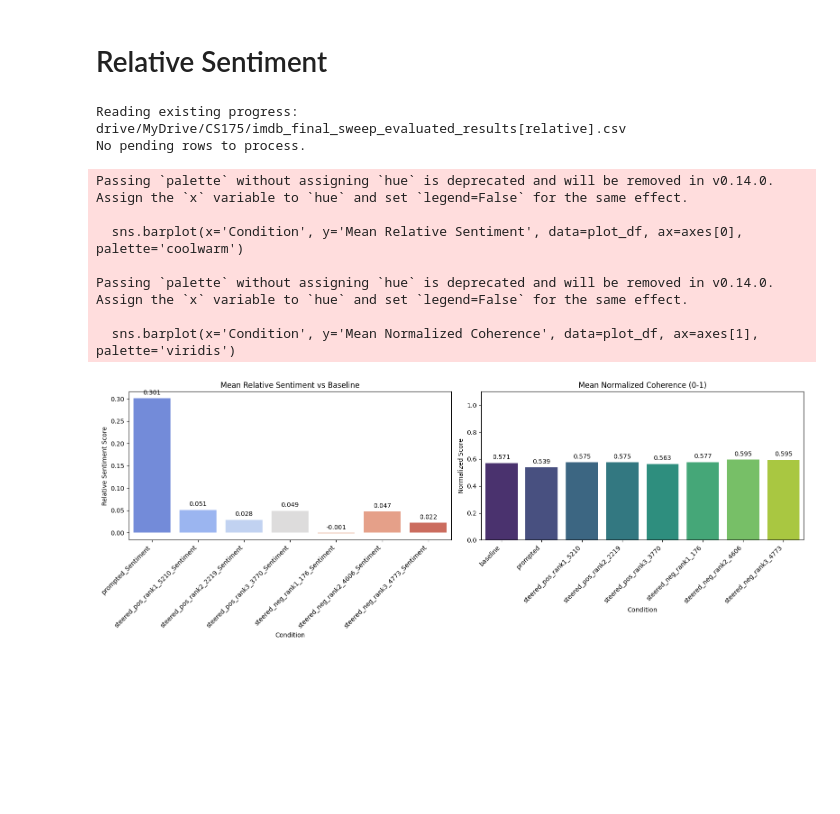
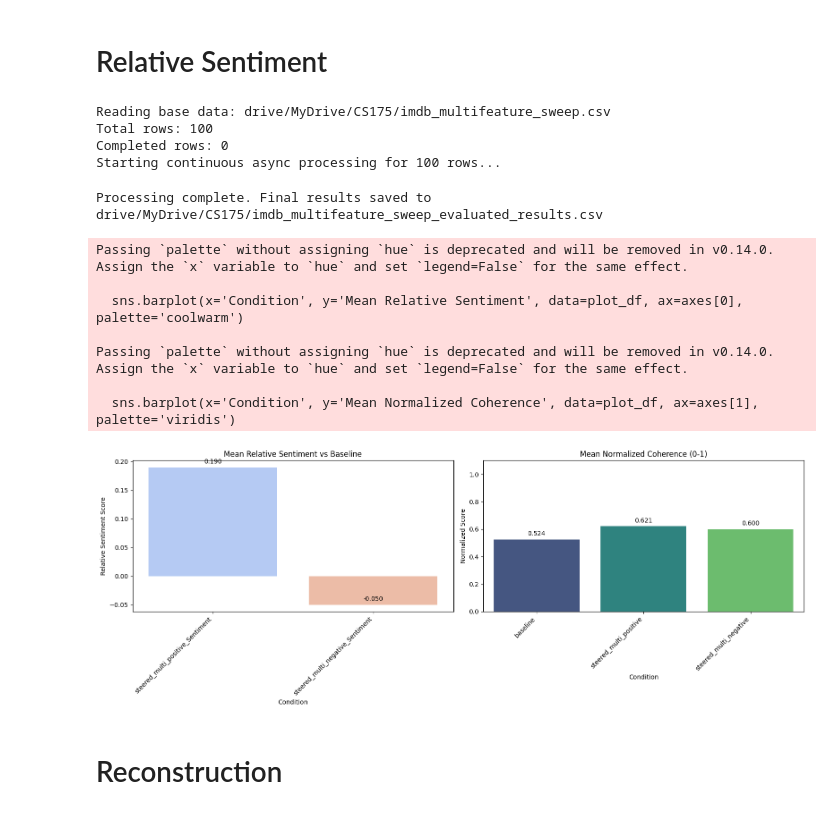
Before and after one commit to Lucian930811/Big-Chicken-Project, a Jupyter notebook: notebooks/sentiment_evaluation.ipynb, the cells around one changed output. Drawn from its saved outputs; the diff is of its cells as text; code cells hidden in the pictures; blank space fills up the shorter version.

```diff
--- a/notebooks/sentiment_evaluation.ipynb
+++ b/notebooks/sentiment_evaluation.ipynb
@@ -306,18 +373,31 @@ async def evaluate_texts(texts, model="gpt-5-nano"):
 
     return json.loads(response.choices[0].message.content).get("evaluations", [])
 # %%
-target_columns = [
-    'baseline', 'prompted',
-    'steered_pos_rank1_5210', 'steered_pos_rank2_2219', 'steered_pos_rank3_3770',
-    'steered_neg_rank1_176', 'steered_neg_rank2_4606', 'steered_neg_rank3_4773'
-]
+# target_columns = [
+#     'baseline', 'prompted',
+#     'steered_pos_rank1_5210', 'steered_pos_rank2_2219', 'steered_pos_rank3_3770',
+#     'steered_neg_rank1_176', 'steered_neg_rank2_4606', 'steered_neg_rank3_4773'
+# ]
+
+# target_columns = [
+#     'baseline', 'steered_alpha_1.0',
+#     'steered_alpha_10.0', 'steered_alpha_20.0', 'steered_alpha_100.0'
+# ]
+
+target_columns = ['baseline', 'steered_multi_positive', 'steered_multi_negative']
 
 result_columns = []
 for col in target_columns:
     result_columns.extend([f"{col}_Sentiment", f"{col}_Coherence"])
 
-input_file = f'{folder_path}imdb_final_sweep.csv'
-output_file = f'{folder_path}imdb_final_sweep_evaluated_results[relative].csv'
+# input_file = f'{folder_path}imdb_final_sweep.csv'
+# output_file = f'{folder_path}imdb_final_sweep_evaluated_results[relative].csv'
+
+# input_file = f'{folder_path}imdb_alpha_sweep.csv'
+# output_file = f'{folder_path}imdb_alpha_sweep_evaluated_results.csv'
+
+input_file = f'{folder_path}imdb_multifeature_sweep.csv'
+output_file = f'{folder_path}imdb_multifeature_sweep_evaluated_results.csv'
 
 try:
     df = pd.read_csv(output_file)
@@ -393,16 +473,28 @@ async def main_continuous_processor():
 
 await main_continuous_processor()
 # %% [output]
-Reading existing progress: drive/MyDrive/CS175/imdb_final_sweep_evaluated_results[relative].csv
-No pending rows to process.
+Reading base data: drive/MyDrive/CS175/imdb_multifeature_sweep.csv
+Total rows: 100
+Completed rows: 0
+Starting continuous async processing for 100 rows...
+Processing complete. Final results saved to drive/MyDrive/CS175/imdb_multifeature_sweep_evaluated_results.csv
 # %%
 df_rel = pd.read_csv(output_file)
 
-target_cols = [
-    'baseline', 'prompted',
-    'steered_pos_rank1_5210', 'steered_pos_rank2_2219', 'steered_pos_rank3_3770',
-    'steered_neg_rank1_176', 'steered_neg_rank2_4606', 'steered_neg_rank3_4773'
-]
+# # Target Cols for Final Sweep
+# target_cols = [
+#     'baseline', 'prompted',
+#     'steered_pos_rank1_5210', 'steered_pos_rank2_2219', 'steered_pos_rank3_3770',
+#     'steered_neg_rank1_176', 'steered_neg_rank2_4606', 'steered_neg_rank3_4773'
+# ]
+
+# target_cols = [
+#     'baseline', 'steered_alpha_1.0',
+#     'steered_alpha_10.0', 'steered_alpha_20.0', 'steered_alpha_100.0'
+# ]
+
+target_cols = ['baseline', 'steered_multi_positive', 'steered_multi_negative']
+
 sentiment_cols = [f'{col}_Sentiment' for col in target_cols if col != "baseline"]
 coherence_cols = [f'{col}_Coherence' for col in target_cols]
 
@@ -433,31 +525,33 @@ for p in axes[0].patches:
                    xytext = (0, 9),
                    textcoords = 'offset points')
 
 plot_df = pd.DataFrame({
     'Condition': coherence_cols,
     'Mean Normalized Coherence': coh_means.values
 })
 
 sns.barplot(x='Condition', y='Mean Normalized Coherence', data=plot_df, ax=axes[1], palette='viridis')
 axes[1].set_title('Mean Normalized Coherence (0-1)')
 axes[1].set_xticklabels(target_cols, rotation=45, ha='right')
 axes[1].set_ylabel('Normalized Score')
 axes[1].set_ylim(0, 1.1)
 
 for p in axes[1].patches:
     axes[1].annotate(format(p.get_height(), '.3f'),
                    (p.get_x() + p.get_width() / 2., p.get_height()),
                    ha = 'center', va = 'center',
                    xytext = (0, 9),
                    textcoords = 'offset points')
 plt.tight_layout()
 plt.show()
 # %% [output]
 Passing `palette` without assigning `hue` is deprecated and will be removed in v0.14.0. Assign the `x` variable to `hue` and set `legend=False` for the same effect.
 
   sns.barplot(x='Condition', y='Mean Relative Sentiment', data=plot_df, ax=axes[0], palette='coolwarm')
 
 Passing `palette` without assigning `hue` is deprecated and will be removed in v0.14.0. Assign the `x` variable to `hue` and set `legend=False` for the same effect.
 
   sns.barplot(x='Condition', y='Mean Normalized Coherence', data=plot_df, ax=axes[1], palette='viridis')
-[figure, old version]
+[figure, new version]
+# %% [markdown]
+# Reconstruction
```
Also changed, not shown: parts of 5 cells of this notebook.
